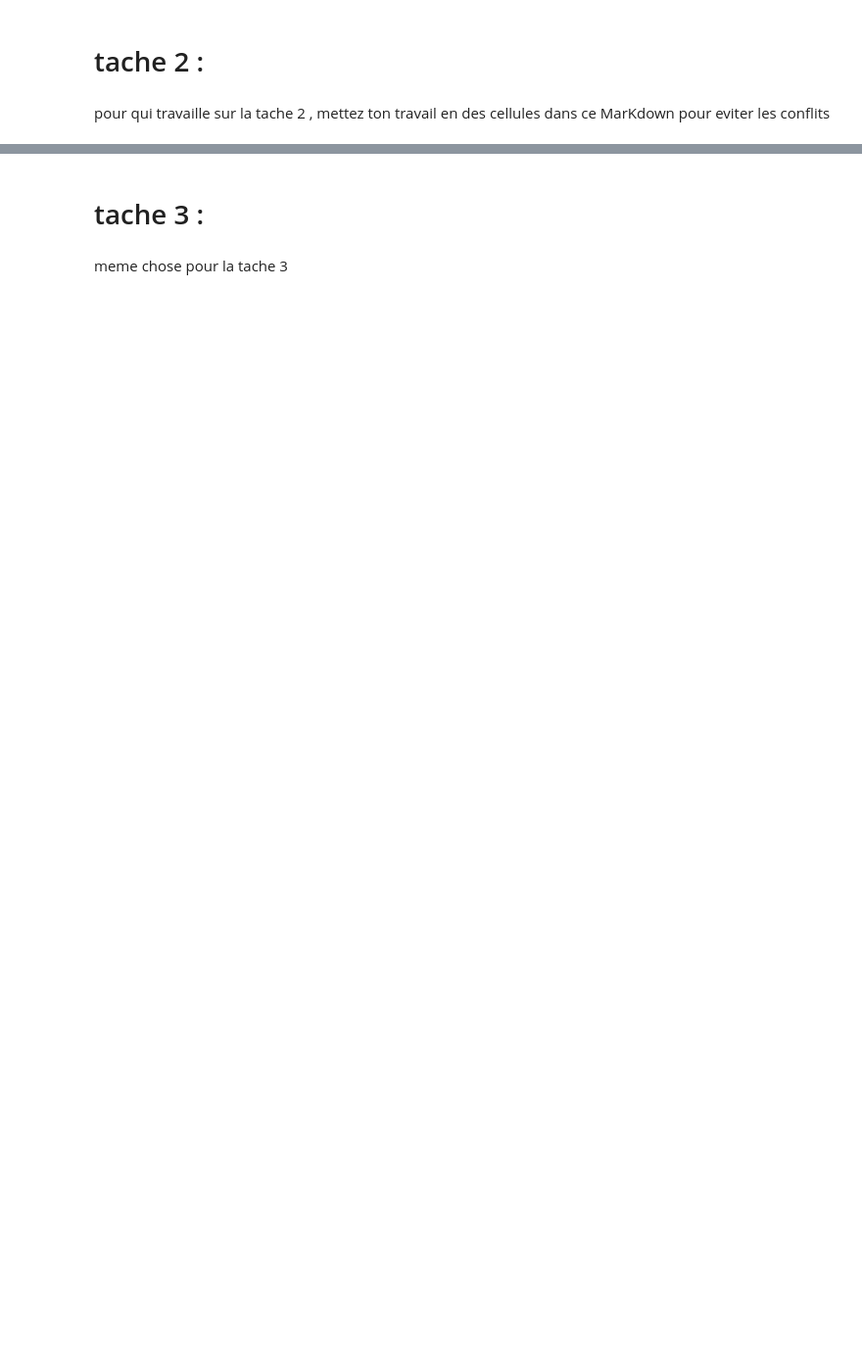
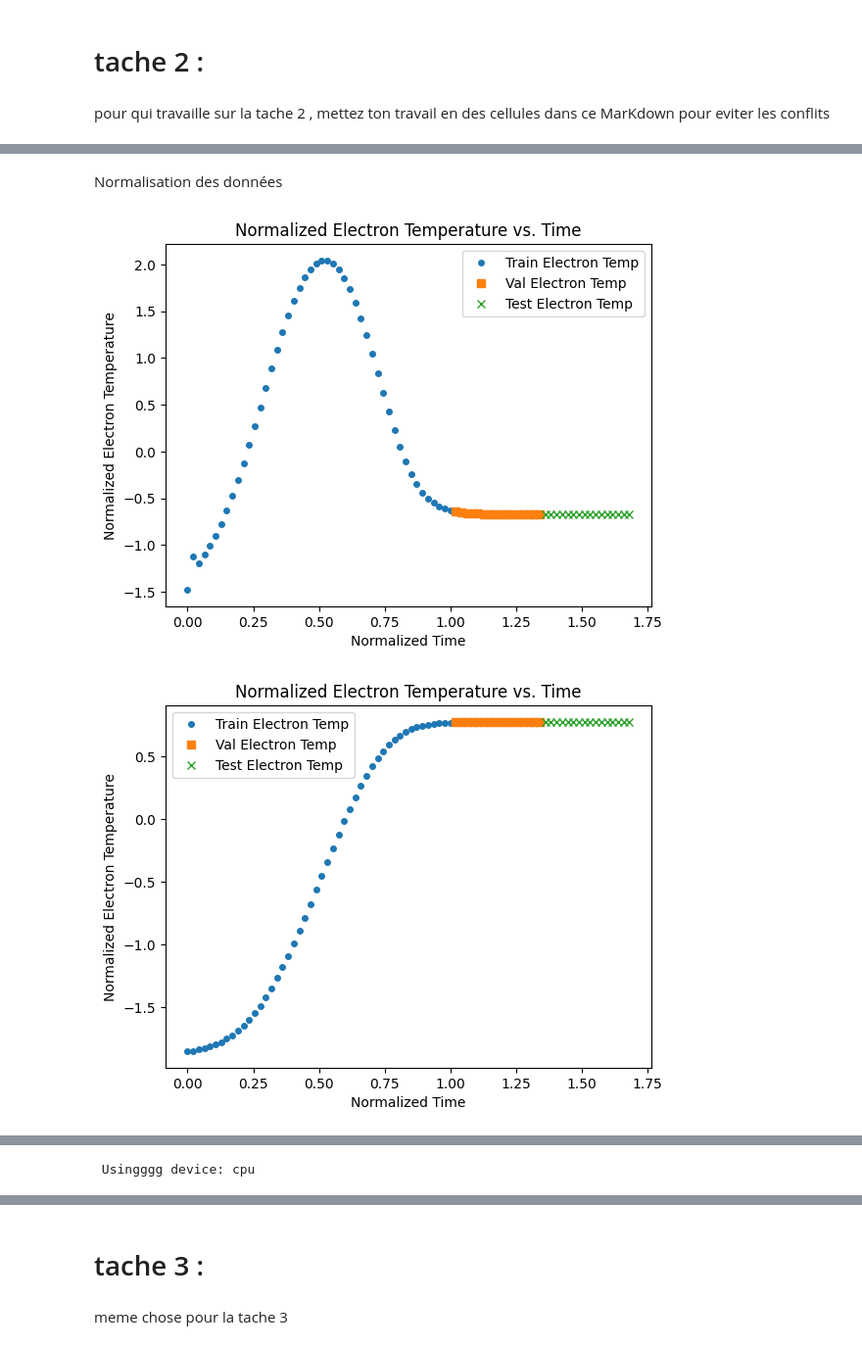
Before and after one commit to hassane-37/DeepLaser, a Jupyter notebook: deeplaser.ipynb, the cells around one changed output, grey strips where cells are left out. Shown at 98% size. Cells and saved outputs as stored; diff of their text form; code cells hidden in the pictures; blank space fills up the shorter version.

```diff
--- a/deeplaser.ipynb
+++ b/deeplaser.ipynb
@@ -380,0 +471,7 @@ pour qui travaille sur la tache 2 , mettez ton travail en des cellules dans ce M
+# %%
+data = pd.DataFrame({
+    "time_s": time,
+    "T_e_K": Te,
+    "T_l_K": Ti,
+    "T_w_K": Tw,
+})
@@ -380,0 +498,42 @@ pour qui travaille sur la tache 2 , mettez ton travail en des cellules dans ce M
+# %% [markdown]
+Normalisation des données
+# %%
+from sklearn.preprocessing import StandardScaler
+# normalise t ∈ [0,1] selon train
+t_max = float(X_train.max())
+X_train_s = X_train / t_max
+X_val_s   = X_val   / t_max
+X_test_s  = X_test  / t_max
+
+# standardise les 3 sorties (fit sur train seulement)
+y_scaler = StandardScaler().fit(y)
+y_train_s = y_scaler.transform(y_train)
+y_val_s   = y_scaler.transform(y_val)
+y_test_s  = y_scaler.transform(y_test)
+# %%
+# representation des données normalisées
+plt.figure(1)
+plt.plot(X_train_s, y_train_s[:, 0], 'o', label='Train Electron Temp', markersize=4)
+plt.plot(X_val_s, y_val_s[:, 0], 's', label='Val Electron Temp', markersize=6)
+plt.plot(X_test_s, y_test_s[:, 0], 'x', label='Test Electron Temp', markersize=6)
+plt.xlabel('Normalized Time')
+plt.ylabel('Normalized Electron Temperature')
+plt.legend()
+plt.title('Normalized Electron Temperature vs. Time')
+plt.figure(2)
+plt.plot(X_train_s, y_train_s[:, 1], 'o', label='Train Electron Temp', markersize=4)
+plt.plot(X_val_s, y_val_s[:, 1], 's', label='Val Electron Temp', markersize=6)
+plt.plot(X_test_s, y_test_s[:, 1], 'x', label='Test Electron Temp', markersize=6)
+plt.xlabel('Normalized Time')
+plt.ylabel('Normalized Electron Temperature')
+plt.legend()
+plt.title('Normalized Electron Temperature vs. Time')
+plt.figure(3)
+plt.plot(X_train_s, y_train_s[:, 2], 'o', label='Train Electron Temp', markersize=4)
+plt.plot(X_val_s, y_val_s[:, 2], 's', label='Val Electron Temp', markersize=6)
+plt.plot(X_test_s, y_test_s[:, 2], 'x', label='Test Electron Temp', markersize=6)
+plt.xlabel('Normalized Time')
+plt.show()
+# %% [output]
+[figure, added]
+[figure, added]
@@ -380,0 +557,18 @@ pour qui travaille sur la tache 2 , mettez ton travail en des cellules dans ce M
+# %%
+import random
+# Reproductibilité - Set random seeds
+def set_seed(seed=42):
+    random.seed(seed)
+    np.random.seed(seed)
+    torch.manual_seed(seed)
+    torch.cuda.manual_seed_all(seed)
+    torch.backends.cudnn.deterministic = True
+    torch.backends.cudnn.benchmark = False
+
+set_seed(42)
+
+# Device (GPU/CPU)
+device = torch.device("cuda" if torch.cuda.is_available() else "cpu")
+print(f" Usingggg device: {device}")
+# %% [output]
+ Usingggg device: cpu
```
Also changed, not shown: parts of 25 cells of this notebook.
